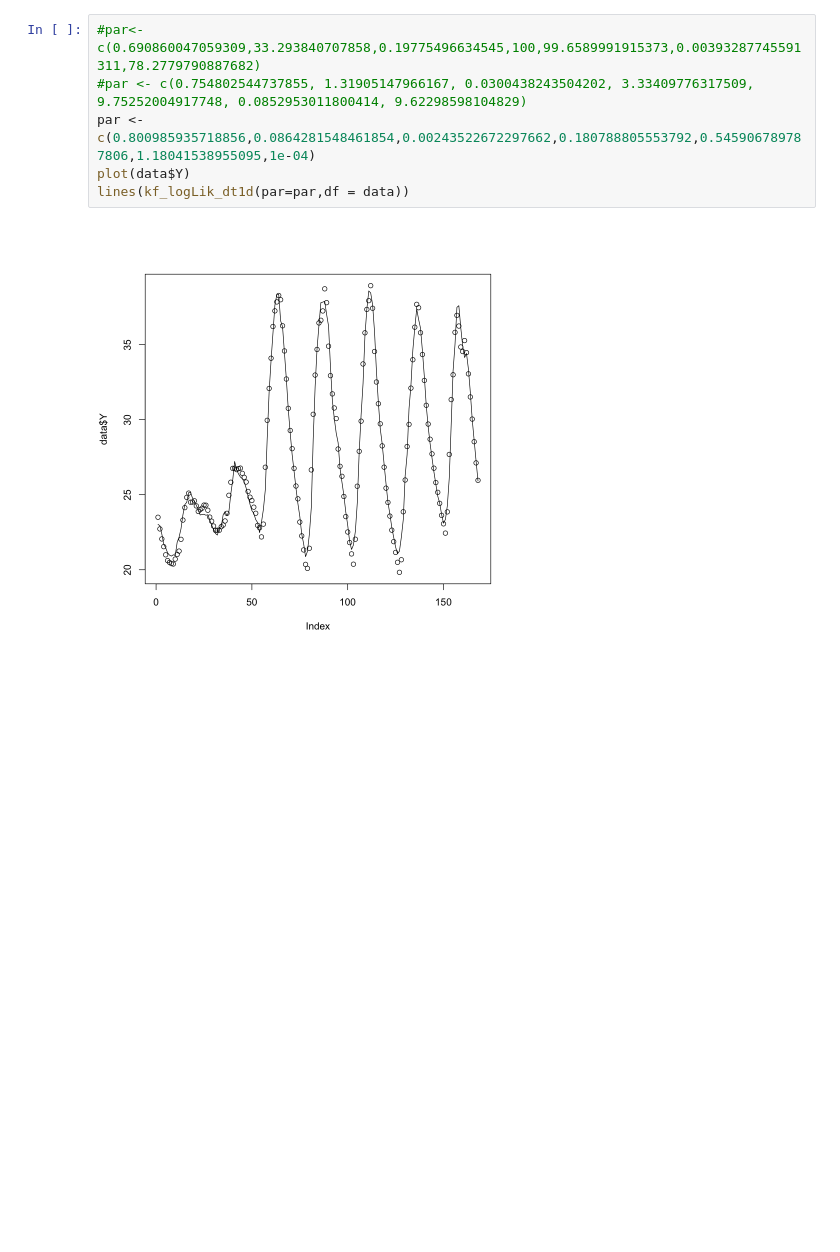
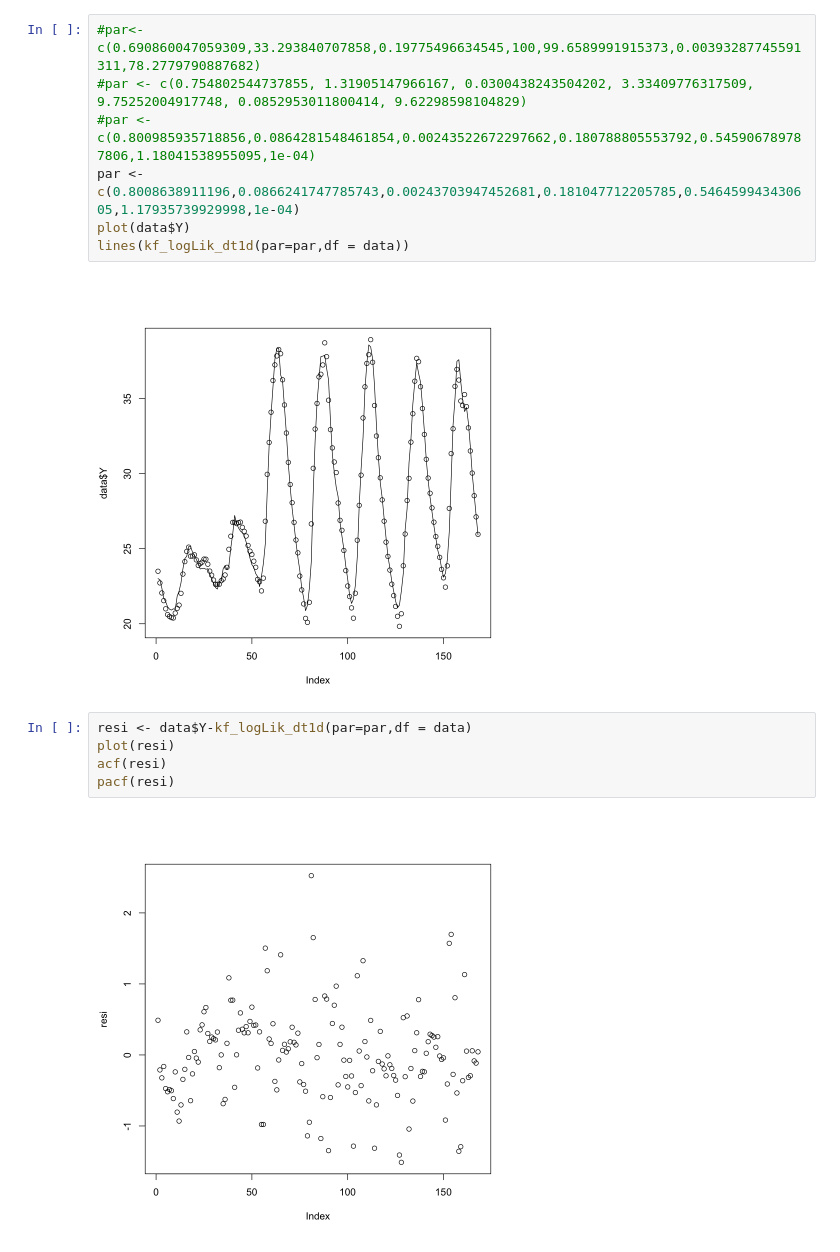
Before and after one commit to mathilderask/TimeSeriesAnalysis, a Jupyter notebook: Assignment4/opg2_nik.ipynb, the cells around one changed output. Cells and saved outputs as stored; diff of their text form; blank space fills up the shorter version.

```diff
--- a/Assignment4/opg2_nik.ipynb
+++ b/Assignment4/opg2_nik.ipynb
@@ -45,8 +46,16 @@ $message
 # %%
 #par<-c(0.690860047059309,33.293840707858,0.19775496634545,100,99.6589991915373,0.00393287745591311,78.2779790887682)
 #par <- c(0.754802544737855, 1.31905147966167, 0.0300438243504202, 3.33409776317509, 9.75252004917748, 0.0852953011800414, 9.62298598104829)
-par <-c(0.800985935718856,0.0864281548461854,0.00243522672297662,0.180788805553792,0.545906789787806,1.18041538955095,1e-04)
+#par <-c(0.800985935718856,0.0864281548461854,0.00243522672297662,0.180788805553792,0.545906789787806,1.18041538955095,1e-04)
+par <-c(0.8008638911196,0.0866241747785743,0.00243703947452681,0.181047712205785,0.546459943430605,1.17935739929998,1e-04)
 plot(data$Y)
 lines(kf_logLik_dt1d(par=par,df = data))
 # %% [output]
 [figure]
+# %%
+resi <- data$Y-kf_logLik_dt1d(par=par,df = data)
+plot(resi)
+acf(resi)
+pacf(resi)
+# %% [output]
+[figure, added]
```
Also changed, not shown: parts of 3 cells of this notebook.
